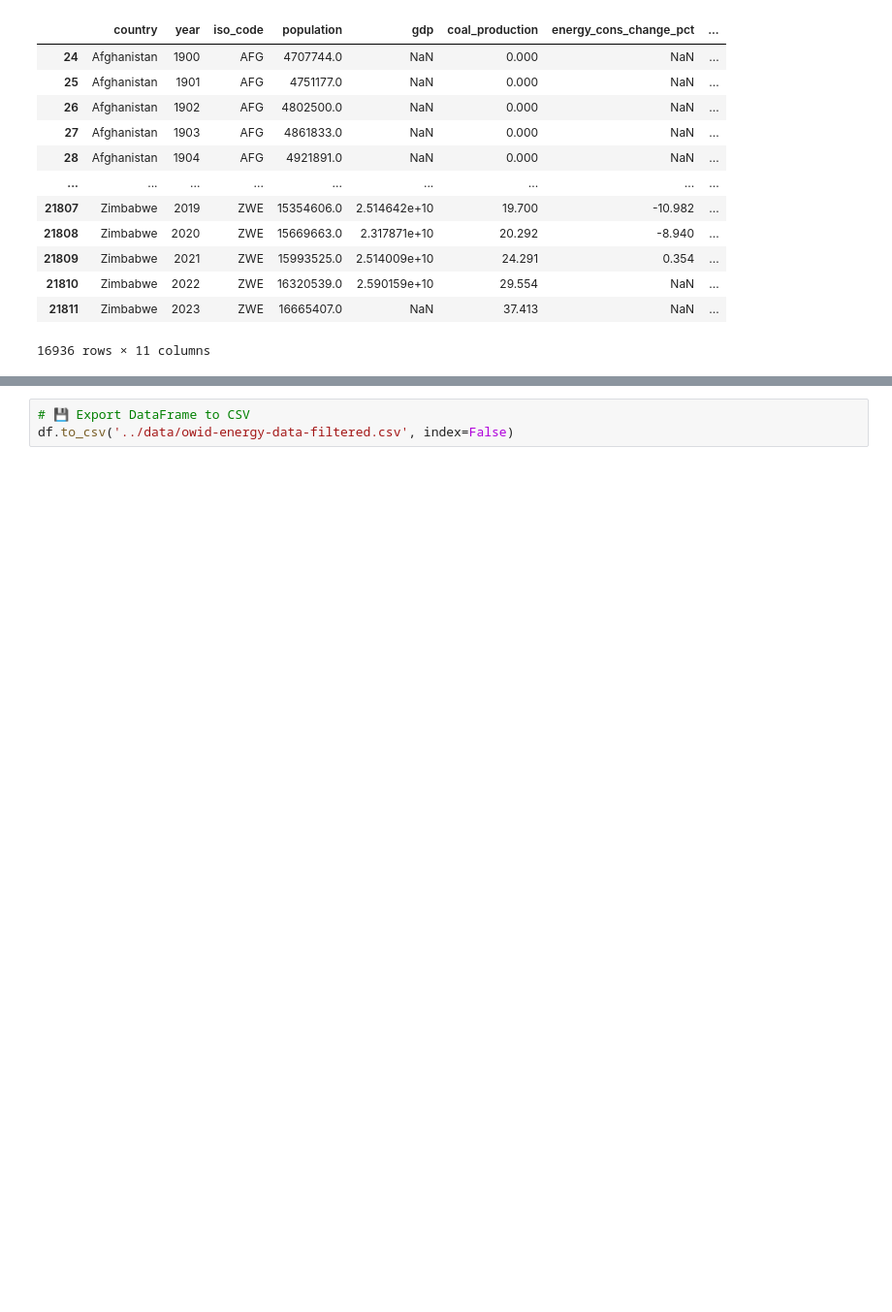
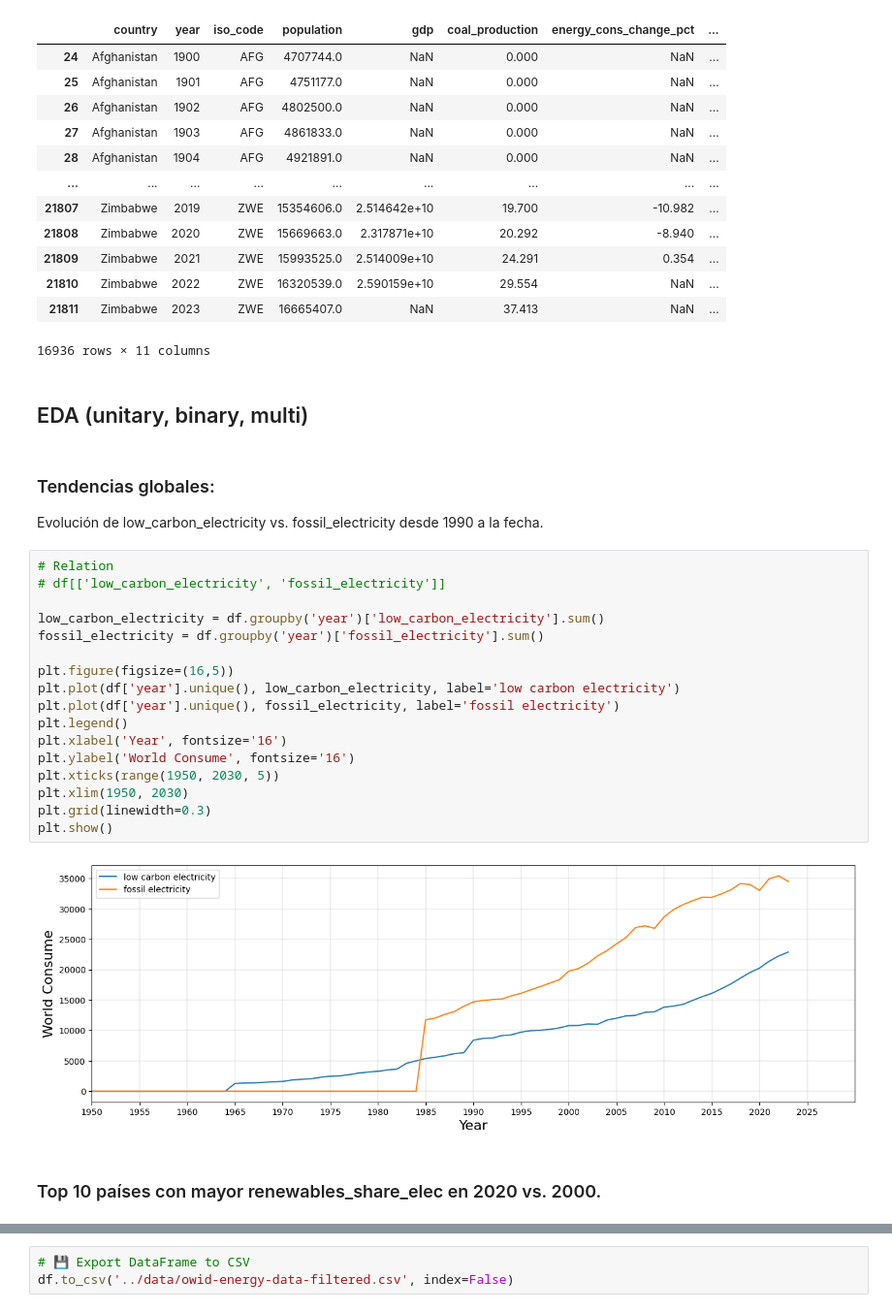
Before and after one commit to No-Country-simulation/c24-16-ft-data, a Jupyter notebook: notebooks/01_eda.ipynb, the cells around one changed output, grey strips where cells are left out. Shown at 97% size. Saved outputs shown, nothing was run; the diff lists cells and outputs as text; blank space fills up the shorter version.

```diff
--- a/notebooks/01_eda.ipynb
+++ b/notebooks/01_eda.ipynb
@@ -463,3 +463,30 @@ df = df.drop(incomplete_columns.index, axis=1)
 | 21810 | Zimbabwe | 2022 | ZWE | 16320539.0 | 2.590159e+10 | 29.554 | NaN | ... |
 | 21811 | Zimbabwe | 2023 | ZWE | 16665407.0 | NaN | 37.413 | NaN | ... |
 16936 rows × 11 columns
+# %% [markdown]
+## EDA (unitary, binary, multi)
+# %% [markdown]
+### Tendencias globales:
+
+Evolución de low_carbon_electricity vs. fossil_electricity desde 1990 a la fecha.
+# %%
+# Relation
+# df[['low_carbon_electricity', 'fossil_electricity']]
+
+low_carbon_electricity = df.groupby('year')['low_carbon_electricity'].sum()
+fossil_electricity = df.groupby('year')['fossil_electricity'].sum()
+
+plt.figure(figsize=(16,5))
+plt.plot(df['year'].unique(), low_carbon_electricity, label='low carbon electricity')
+plt.plot(df['year'].unique(), fossil_electricity, label='fossil electricity')
+plt.legend()
+plt.xlabel('Year', fontsize='16')
+plt.ylabel('World Consume', fontsize='16')
+plt.xticks(range(1950, 2030, 5))
+plt.xlim(1950, 2030)
+plt.grid(linewidth=0.3)
+plt.show()
+# %% [output]
+[figure, added]
+# %% [markdown]
+### Top 10 países con mayor renewables_share_elec en 2020 vs. 2000.
```
Also changed, not shown: parts of 12 cells of this notebook.
